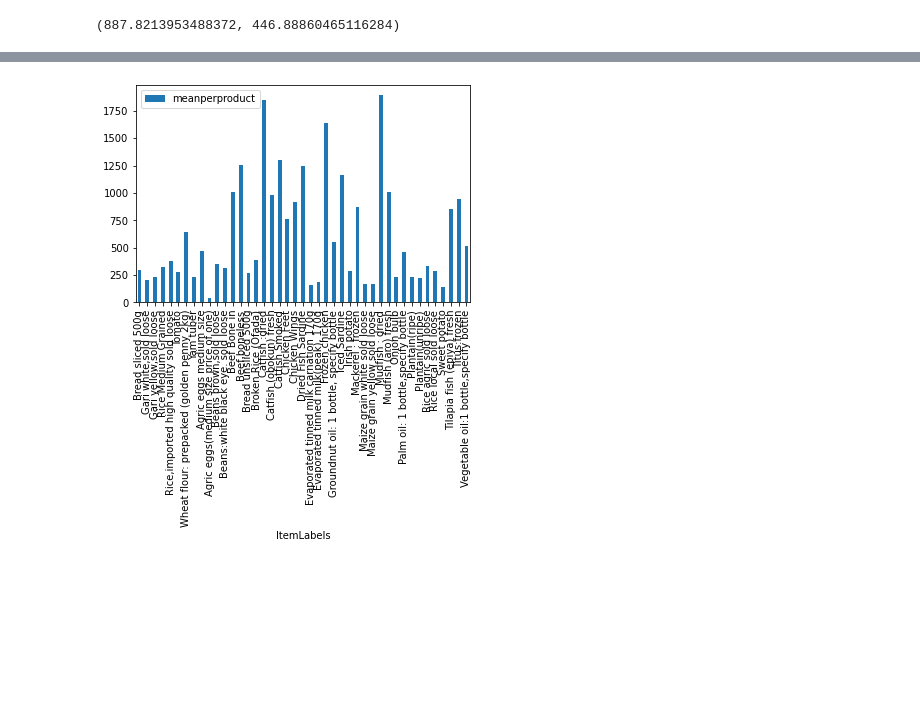
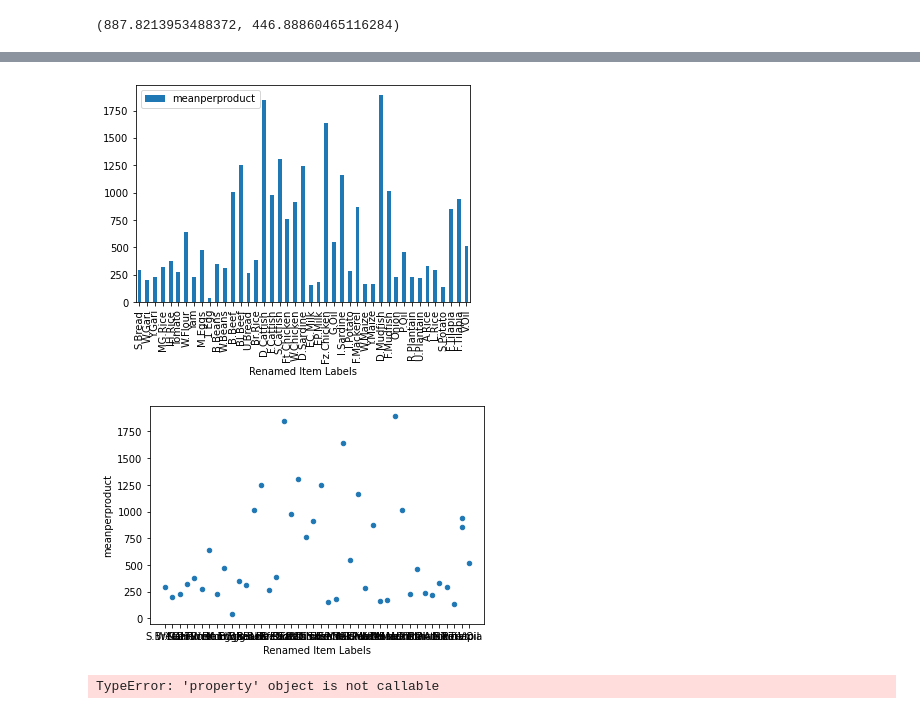
Before and after one commit to Belafrio/jenga-project, a Jupyter notebook: Foundations in Data Science Project.ipynb, the cells around one changed output, grey strips where cells are left out. Cells and saved outputs as stored; diff of their text form; code cells hidden in the pictures; blank space fills up the shorter version.

```diff
--- a/Foundations in Data Science Project.ipynb
+++ b/Foundations in Data Science Project.ipynb
@@ -114,11 +115,13 @@ Cross River      2
 Name: Highest, dtype: int64
 # %%
-# a plot to see the average price per food item
+# a plot to see the average price per food item and the spread
 # first get the average per food item across the months.
 fp["meanperproduct"]=fp.iloc[:,2:42].mean(axis=1)
 fp["meanperproduct"].head(5)
 fp.to_csv("foodprices.csv",index=False)
-fp.plot(kind='bar',x='ItemLabels',y='meanperproduct')
+fp.plot(kind='bar',x='Renamed Item Labels',y='meanperproduct')
+fp.plot(kind='scatter',x='Renamed Item Labels',y='meanperproduct')
 plt.show()
 # %% [output]
-[figure, old version]
+[figure, new version]
+[figure, added]
@@ -126,0 +128,8 @@ plt.show()
+# %%
+# getting the yearly average price per product
+fp.columns.dtype
+#fp.columns= pd.to_datetime(fp.columns,errors='coerce', format='%d%m%Y')
+#fp.columns.normalize()
+#fp.groupby(pd.PeriodIndex.month(fp.columns, freq='Q'), axis=1).mean()
+# %% [output]
+TypeError: 'property' object is not callable
```
Also changed, not shown: parts of 9 cells of this notebook.
